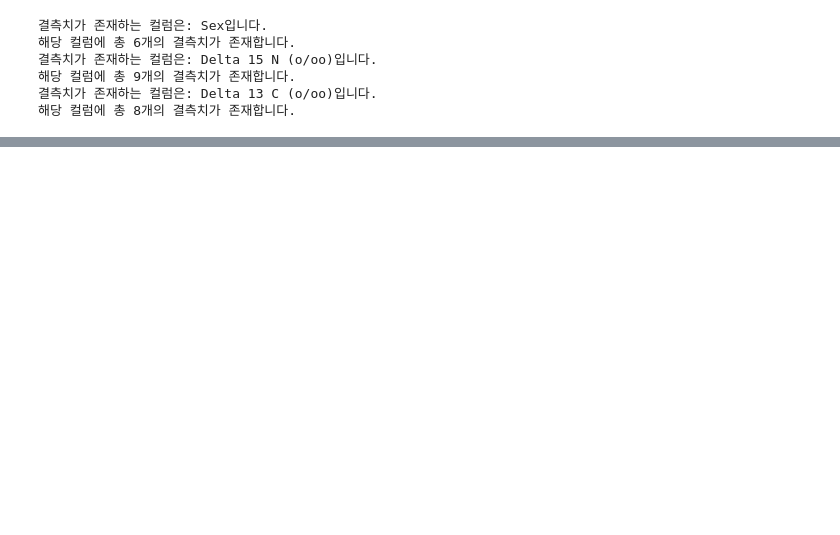
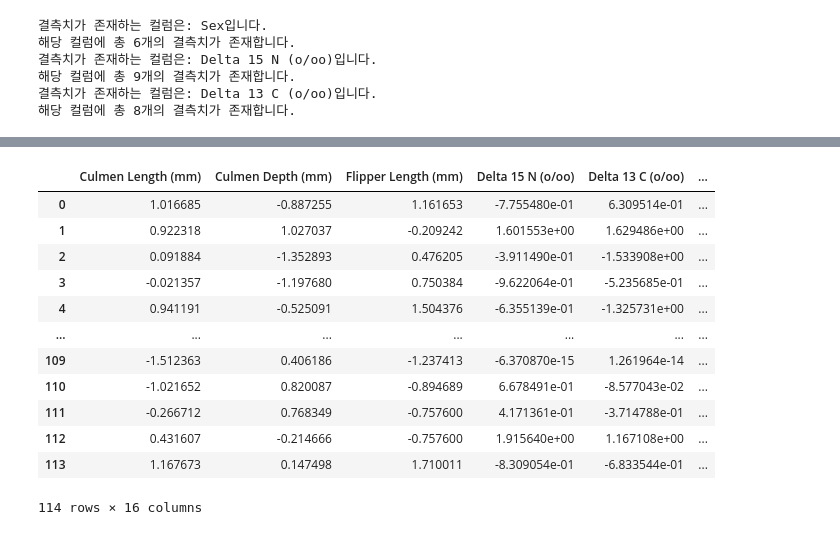
Before and after one commit to hyejeong0807/dacon, a Jupyter notebook: 펭귄데이터분석.ipynb, the cells around one changed output, grey strips where cells are left out. Cells and saved outputs as stored; diff of their text form; code cells hidden in the pictures; blank space fills up the shorter version.

```diff
--- a/펭귄데이터분석.ipynb
+++ b/펭귄데이터분석.ipynb
@@ -306,3 +315,19 @@ train[numeric_feature[:-1]].head()
+# %%
+train
+# %% [output]
+|  | Culmen Length (mm) | Culmen Depth (mm) | Flipper Length (mm) | Delta 15 N (o/oo) | Delta 13 C (o/oo) | ... |
+| 0 | 1.016685 | -0.887255 | 1.161653 | -7.755480e-01 | 6.309514e-01 | ... |
+| 1 | 0.922318 | 1.027037 | -0.209242 | 1.601553e+00 | 1.629486e+00 | ... |
+| 2 | 0.091884 | -1.352893 | 0.476205 | -3.911490e-01 | -1.533908e+00 | ... |
+| 3 | -0.021357 | -1.197680 | 0.750384 | -9.622064e-01 | -5.235685e-01 | ... |
+| 4 | 0.941191 | -0.525091 | 1.504376 | -6.355139e-01 | -1.325731e+00 | ... |
+| ... | ... | ... | ... | ... | ... | ... |
+| 109 | -1.512363 | 0.406186 | -1.237413 | -6.370870e-15 | 1.261964e-14 | ... |
+| 110 | -1.021652 | 0.820087 | -0.894689 | 6.678491e-01 | -8.577043e-02 | ... |
+| 111 | -0.266712 | 0.768349 | -0.757600 | 4.171361e-01 | -3.714788e-01 | ... |
+| 112 | 0.431607 | -0.214666 | -0.757600 | 1.915640e+00 | 1.167108e+00 | ... |
+| 113 | 1.167673 | 0.147498 | 1.710011 | -8.309054e-01 | -6.833544e-01 | ... |
+114 rows × 16 columns
 # %%
 train_label = train[target]
 train.drop(target, axis=1, inplace=True)
```
Also changed, not shown: parts of 13 cells of this notebook.
